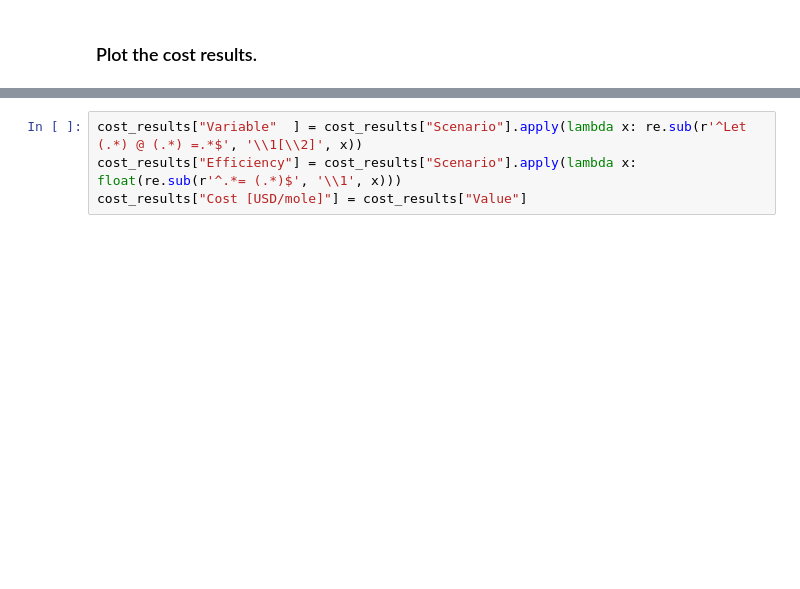
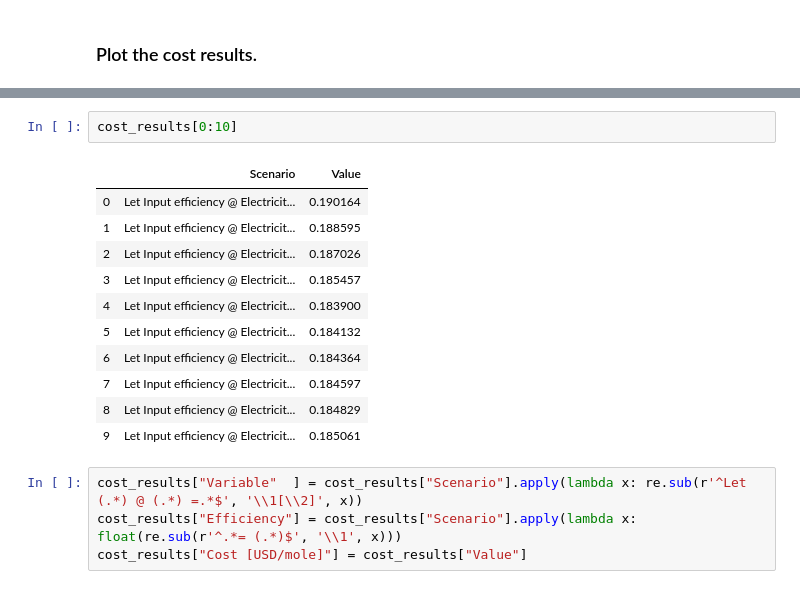
Before and after one commit to NREL/tyche, a Jupyter notebook: framework/code/investment-example.ipynb, the cells around one changed output, grey strips where cells are left out. Drawn from its saved outputs; the diff is of its cells as text; blank space fills up the shorter version.

```diff
--- a/framework/code/investment-example.ipynb
+++ b/framework/code/investment-example.ipynb
@@ -222,3 +347,17 @@ cost_results = results.xs("Cost", level=3).reset_index()[["Scenario", "Value"]]
+# %%
+cost_results[0:10]
+# %% [output]
+|  | Scenario | Value |
+| 0 | Let Input efficiency @ Electricit... | 0.190164 |
+| 1 | Let Input efficiency @ Electricit... | 0.188595 |
+| 2 | Let Input efficiency @ Electricit... | 0.187026 |
+| 3 | Let Input efficiency @ Electricit... | 0.185457 |
+| 4 | Let Input efficiency @ Electricit... | 0.183900 |
+| 5 | Let Input efficiency @ Electricit... | 0.184132 |
+| 6 | Let Input efficiency @ Electricit... | 0.184364 |
+| 7 | Let Input efficiency @ Electricit... | 0.184597 |
+| 8 | Let Input efficiency @ Electricit... | 0.184829 |
+| 9 | Let Input efficiency @ Electricit... | 0.185061 |
 # %%
 cost_results["Variable"  ] = cost_results["Scenario"].apply(lambda x: re.sub(r'^Let (.*) @ (.*) =.*$', '\\1[\\2]', x))
 cost_results["Efficiency"] = cost_results["Scenario"].apply(lambda x: float(re.sub(r'^.*= (.*)$', '\\1', x)))
```
Also changed, not shown: parts of 18 cells of this notebook, 3 other files.
